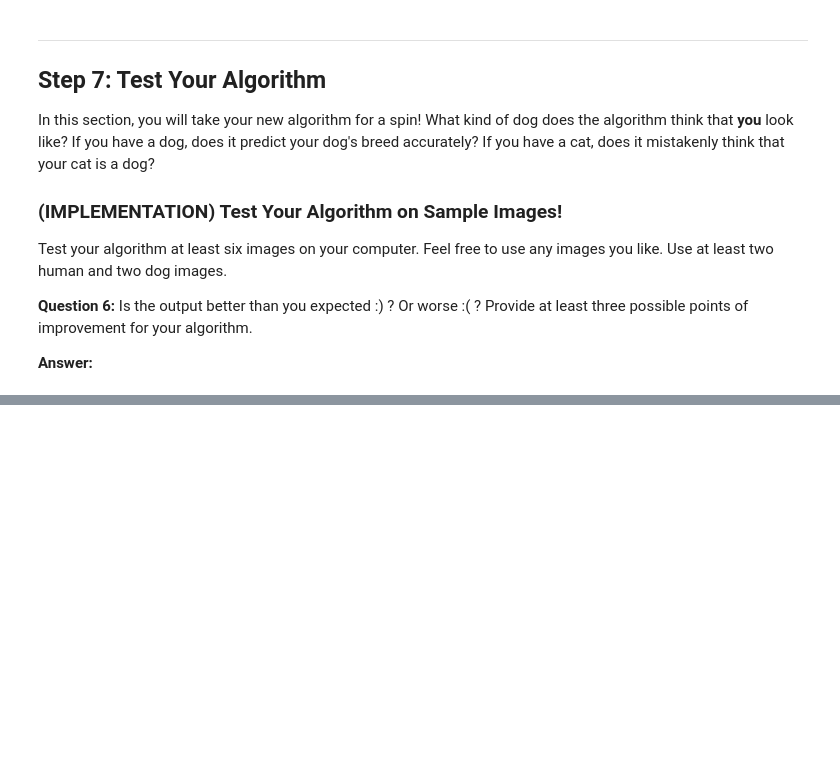
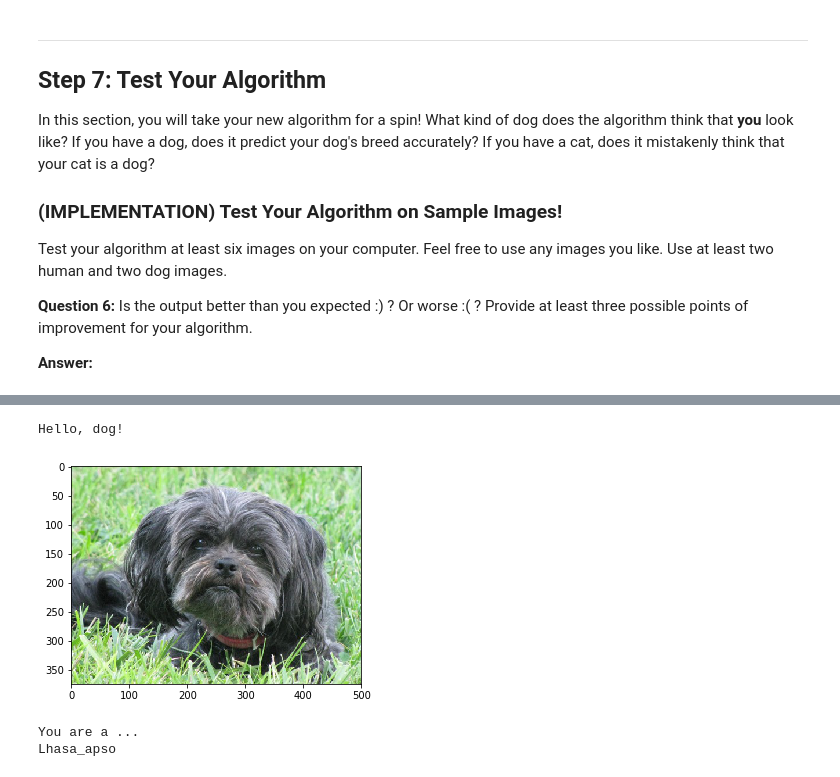
Before and after one commit to weizhi-luo/Udacity-Artificial-Intelligence, a Jupyter notebook: Projects/dog-project/dog_app.ipynb, the cells around one changed output, grey strips where cells are left out. Drawn from its saved outputs; the diff is of its cells as text; code cells hidden in the pictures; blank space fills up the shorter version.

```diff
--- a/Projects/dog-project/dog_app.ipynb
+++ b/Projects/dog-project/dog_app.ipynb
@@ -813,0 +983,7 @@ __Answer:__
+# %%
+dog_breed_predictor_resembler('dogImages/test/001.Affenpinscher/Affenpinscher_00058.jpg')
+# %% [output]
+Hello, dog!
+[figure, added]
+You are a ...
+Lhasa_apso
```
Also changed, not shown: parts of 28 cells of this notebook.
